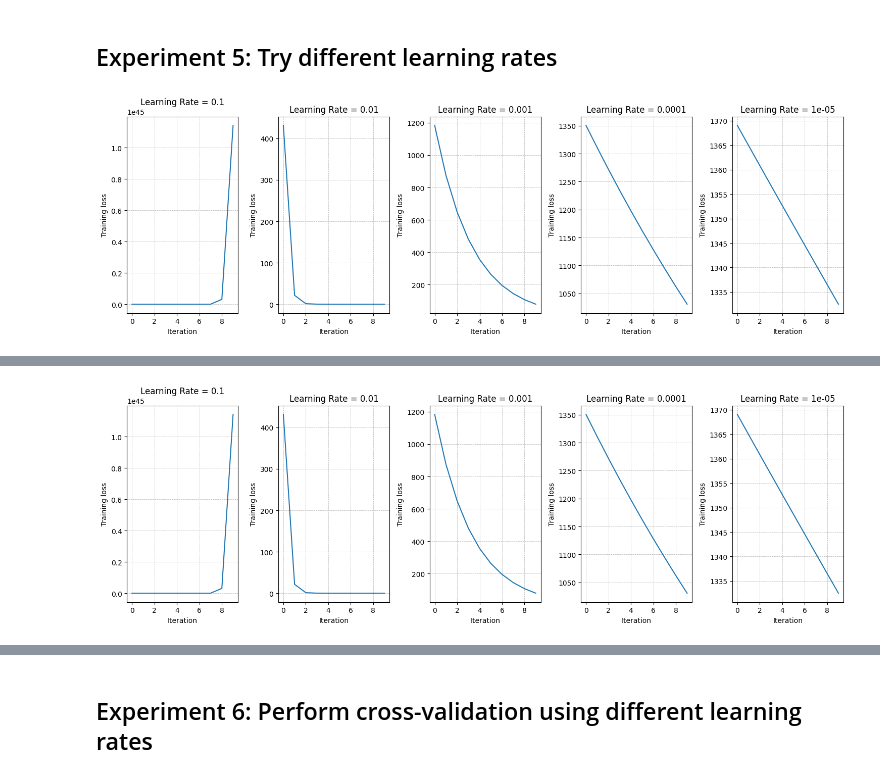
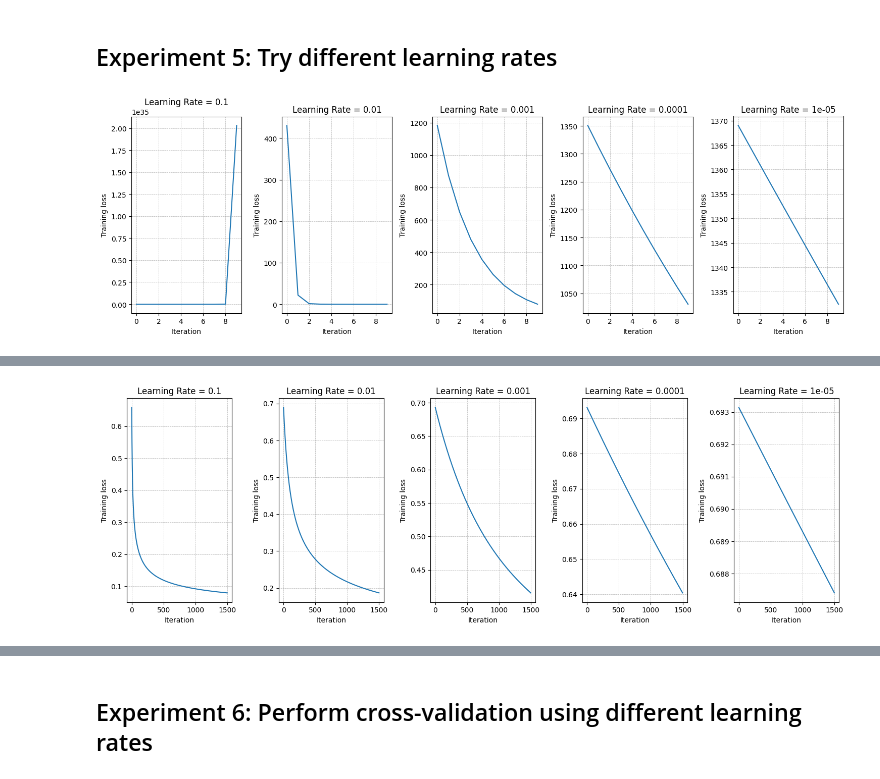
Before and after one commit to HathawayQAQ/COMP551-Machine-Learning, a Jupyter notebook: Assignment1/code.ipynb, the cells around one changed output, grey strips where cells are left out. Saved outputs shown, nothing was run; the diff lists cells and outputs as text; code cells hidden in the pictures.

```diff
--- a/Assignment1/code.ipynb
+++ b/Assignment1/code.ipynb
@@ -328,8 +380,6 @@ def experiment_training_size_influence(X, y, model_selection, train_sizes):
             w = np.concatenate([model.coefficients, [model.intercept]])
             loss = cost_fn(X_train, y_train, w)
         else:
-            model.fit(X_train, y_train)
-            model = LinearRegressionModel()
             loss, _ = model.fit(X_train, y_train)
 
         losses.append(loss)
@@ -339,28 +389,28 @@ def experiment_training_size_influence(X, y, model_selection, train_sizes):
 train_sizes = [0.2, 0.3, 0.4, 0.5, 0.6, 0.7, 0.8]
 
 # Linear Regression Model
-losses = experiment_training_size_influence(X_train, y_train, LinearRegressionModel, train_sizes)
+losses_linear = experiment_training_size_influence(X_train, y_train, LinearRegressionModel, train_sizes)
 
 print("Impact of Training Data Size on Linear Regression Model Performance")
-for size, loss in zip(train_sizes, losses):
+for size, loss in zip(train_sizes, losses_linear):
     print(f"Training size: {size:.1f}, Loss: {loss:.4f}")
 
 plt.figure(figsize=(10, 6))
-plt.plot(train_sizes, losses, marker='o')
+plt.plot(train_sizes, losses_linear, marker='o')
 plt.xlabel('Training Data Size (proportion)')
 plt.ylabel('Mean Squared Error Loss')
 plt.grid(True)
 plt.show()
 
 # Logistic Regression Model
-losses = experiment_training_size_influence(X2_train, y2_train, LogisticRegressionModel, train_sizes)
+losses_logistic = experiment_training_size_influence(X2_train, y2_train, LogisticRegressionModel, train_sizes)
 
 print("\nImpact of Training Data Size on Logistic Regression Model Performance")
-for size, loss in zip(train_sizes, losses):
+for size, loss in zip(train_sizes, losses_logistic):
     print(f"Training size: {size:.1f}, Loss: {loss:.4f}")
 
 plt.figure(figsize=(10, 6))
-plt.plot(train_sizes, losses, marker='o')
+plt.plot(train_sizes, losses_logistic, marker='o')
 plt.xlabel('Training Data Size (proportion)')
 plt.ylabel('Mean Squared Error Loss')
 plt.grid(True)
@@ -557,20 +712,36 @@ class LogisticRegressionModel:
         z = X.dot(self.coefficients) + self.intercept
         return (self.sigmoid(z) >= 0.5).astype(int)
 
+# Function to train and store the loss history for different learning rates
+def run_logistic_regression_experiment(X, y, learning_rates, max_iterations, batch_size):
+    log_loss_histories = []
+
+    for lr in learning_rates:
+        print(f"Training with learning rate: {lr}")
+        model = LogisticRegressionModel(learning_rate=lr, num_iterations=max_iterations, batch_size=batch_size)
+        model.fit(X, y)  # Train the model
+        log_loss_histories.append(model.loss_history)  # Store loss history
+
+    return log_loss_histories
+
 # Experiment parameters
 learning_rates = [1e-1, 1e-2, 1e-3, 1e-4, 1e-5]
 max_iterations = 1500
 batch_size = 32
 
+# Sample data (replace with your actual data)
+X_train = np.random.rand(1000, 10)  # 1000 samples, 10 features
+y_train = (X_train[:, 0] + X_train[:, 1] > 1).astype(int)  # Generate some binary labels for testing
+
 # Run the logistic regression experiment
-log_loss_histories = LogisticRegressionModel()
+log_loss_histories = run_logistic_regression_experiment(X_train, y_train, learning_rates, max_iterations, batch_size)
 
-# Plotting
+# Plotting the loss histories for each learning rate
 fig, axs = plt.subplots(1, len(learning_rates), figsize=(15, 5))
 
 for i, learning_rate in enumerate(learning_rates):
-    loss_history = loss_histories[i]
-    axs[i].plot(np.array(loss_history).reshape(-1, 150).mean(1))
+    loss_history = log_loss_histories[i]
+    axs[i].plot(np.array(loss_history))
     axs[i].set_title(f"Learning Rate = {learning_rate}")
     axs[i].set_xlabel("Iteration")
     axs[i].set_ylabel("Training loss")
@@ -580,14 +751,14 @@ fig.tight_layout()
 plt.show()
 
 # Print summary statistics
-print("\nSummary of Learning Rate Influence on SGD Linear Regression Loss:\n")
-for lr, losses in zip(learning_rates, loss_histories):
+print("\nSummary of Learning Rate Influence on Logistic Regression Loss:\n")
+for lr, losses in zip(learning_rates, log_loss_histories):
     print(f"Learning Rate: {lr}")
     print(f"  Min loss: {np.min(losses):.6f}")
     print(f"  Mean loss: {np.mean(losses):.6f}")
     print(f"  Final loss: {losses[-1]:.6f}\n")
 # %% [output]
-[figure, old version]
+[figure, new version]
 Summary of Learning Rate Influence on SGD Linear Regression Loss:
 
 Learning Rate: 0.1
@@ -608 +779 @@ Learning Rate: 1e-05
-[figure, old version]
+[figure, new version]
```
Also changed, not shown: parts of 8 cells of this notebook.
